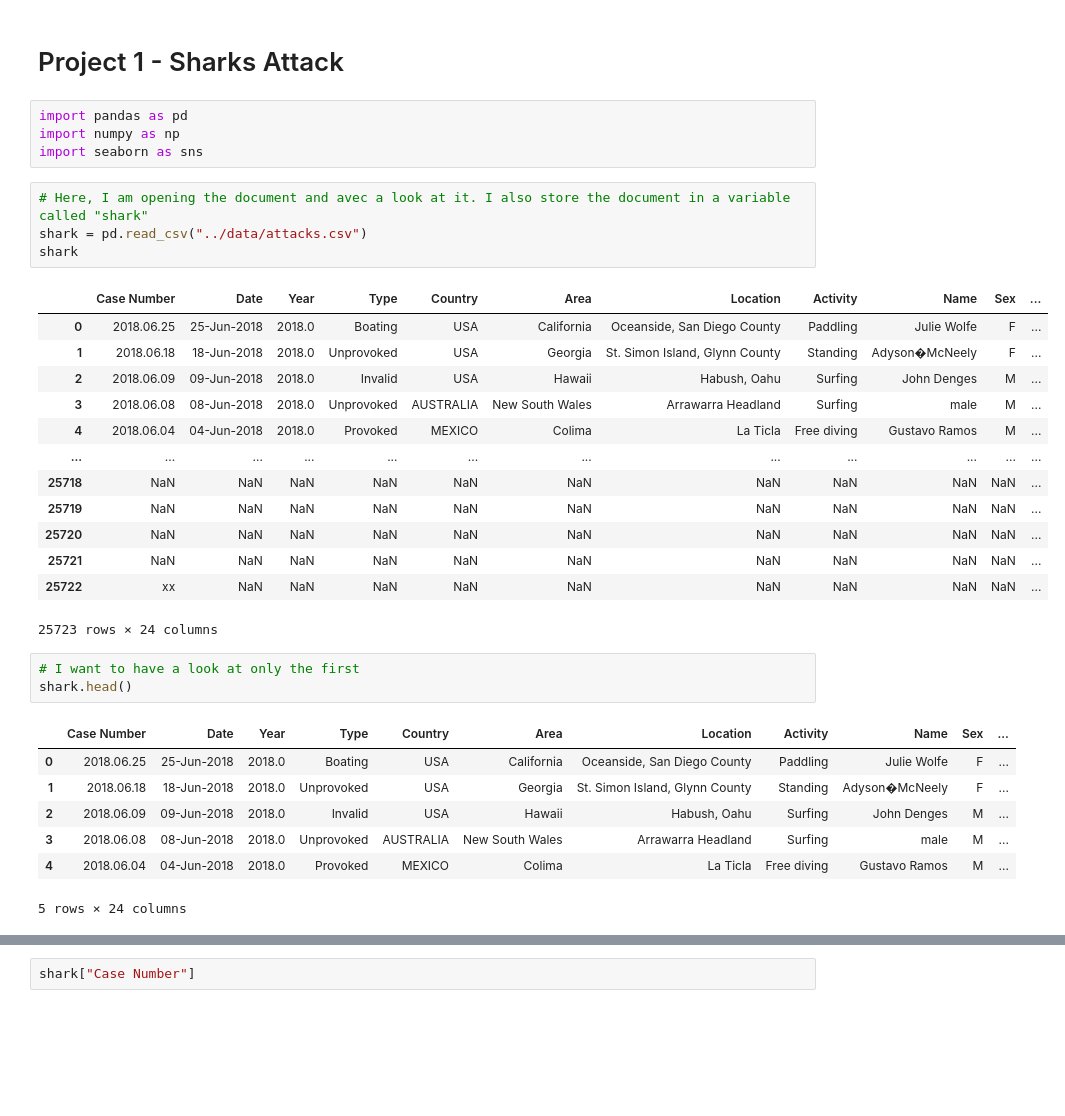
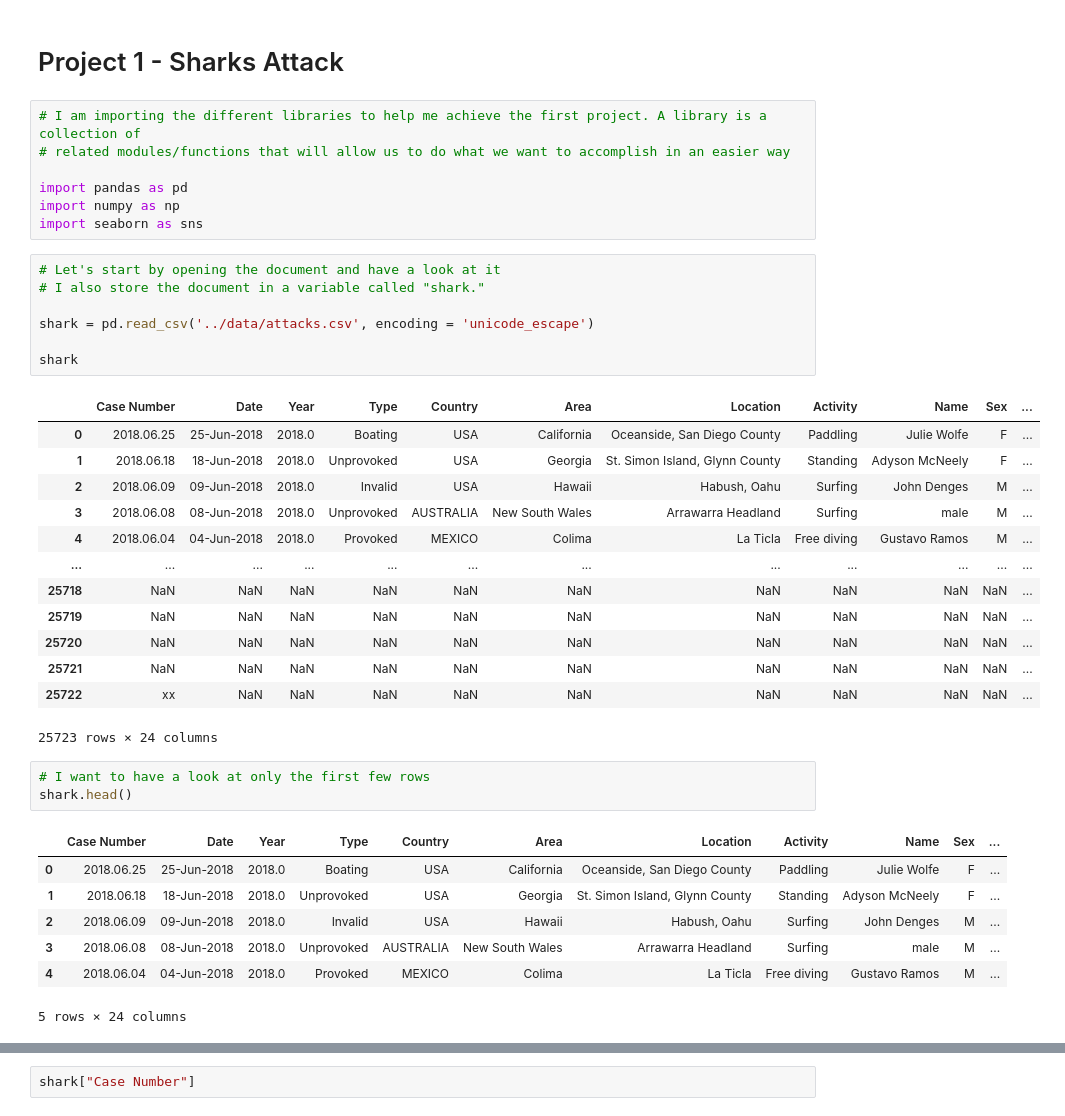
Before and after one commit to RaphHer/Project_1_Pandas, a Jupyter notebook: src/First Project Pandas .ipynb, the cells around one changed output, grey strips where cells are left out. Cells and saved outputs as stored; diff of their text form; blank space fills up the shorter version.

```diff
--- a/src/First Project Pandas .ipynb
+++ b/src/First Project Pandas .ipynb
@@ -1,17 +1,23 @@
 # %% [markdown]
 # Project 1 - Sharks Attack
 # %%
+# I am importing the different libraries to help me achieve the first project. A library is a collection of
+# related modules/functions that will allow us to do what we want to accomplish in an easier way
+
 import pandas as pd
 import numpy as np
 import seaborn as sns
 # %%
-# Here, I am opening the document and avec a look at it. I also store the document in a variable called "shark"
-shark = pd.read_csv("../data/attacks.csv")
+# Let's start by opening the document and have a look at it
+# I also store the document in a variable called "shark."
+
+shark = pd.read_csv('../data/attacks.csv', encoding = 'unicode_escape')
+
 shark
 # %% [output]
 |  | Case Number | Date | Year | Type | Country | Area | Location | Activity | Name | Sex | ... |
 | 0 | 2018.06.25 | 25-Jun-2018 | 2018.0 | Boating | USA | California | Oceanside, San Diego County | Paddling | Julie Wolfe | F | ... |
-| 1 | 2018.06.18 | 18-Jun-2018 | 2018.0 | Unprovoked | USA | Georgia | St. Simon Island, Glynn County | Standing | Adyson�McNeely | F | ... |
+| 1 | 2018.06.18 | 18-Jun-2018 | 2018.0 | Unprovoked | USA | Georgia | St. Simon Island, Glynn County | Standing | Adyson McNeely | F | ... |
 | 2 | 2018.06.09 | 09-Jun-2018 | 2018.0 | Invalid | USA | Hawaii | Habush, Oahu | Surfing | John Denges | M | ... |
 | 3 | 2018.06.08 | 08-Jun-2018 | 2018.0 | Unprovoked | AUSTRALIA | New South Wales | Arrawarra Headland | Surfing | male | M | ... |
 | 4 | 2018.06.04 | 04-Jun-2018 | 2018.0 | Provoked | MEXICO | Colima | La Ticla | Free diving | Gustavo Ramos | M | ... |
@@ -23,12 +29,12 @@ shark
 | 25722 | xx | NaN | NaN | NaN | NaN | NaN | NaN | NaN | NaN | NaN | ... |
 25723 rows × 24 columns
 # %%
-# I want to have a look at only the first
+# I want to have a look at only the first few rows
 shark.head()
 # %% [output]
 |  | Case Number | Date | Year | Type | Country | Area | Location | Activity | Name | Sex | ... |
 | 0 | 2018.06.25 | 25-Jun-2018 | 2018.0 | Boating | USA | California | Oceanside, San Diego County | Paddling | Julie Wolfe | F | ... |
-| 1 | 2018.06.18 | 18-Jun-2018 | 2018.0 | Unprovoked | USA | Georgia | St. Simon Island, Glynn County | Standing | Adyson�McNeely | F | ... |
+| 1 | 2018.06.18 | 18-Jun-2018 | 2018.0 | Unprovoked | USA | Georgia | St. Simon Island, Glynn County | Standing | Adyson McNeely | F | ... |
 | 2 | 2018.06.09 | 09-Jun-2018 | 2018.0 | Invalid | USA | Hawaii | Habush, Oahu | Surfing | John Denges | M | ... |
 | 3 | 2018.06.08 | 08-Jun-2018 | 2018.0 | Unprovoked | AUSTRALIA | New South Wales | Arrawarra Headland | Surfing | male | M | ... |
 | 4 | 2018.06.04 | 04-Jun-2018 | 2018.0 | Provoked | MEXICO | Colima | La Ticla | Free diving | Gustavo Ramos | M | ... |
```
Also changed, not shown: parts of 34 cells of this notebook.
